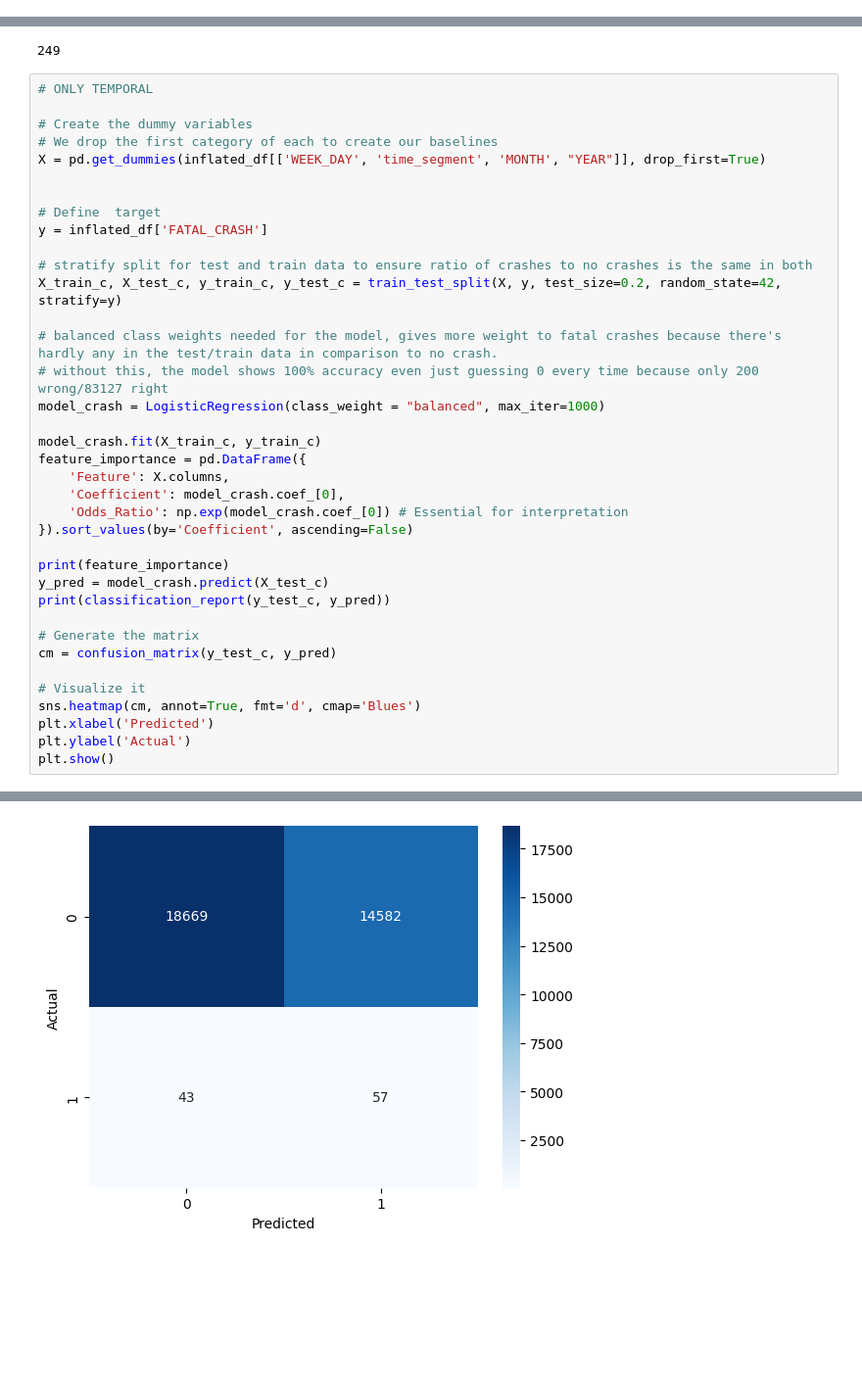
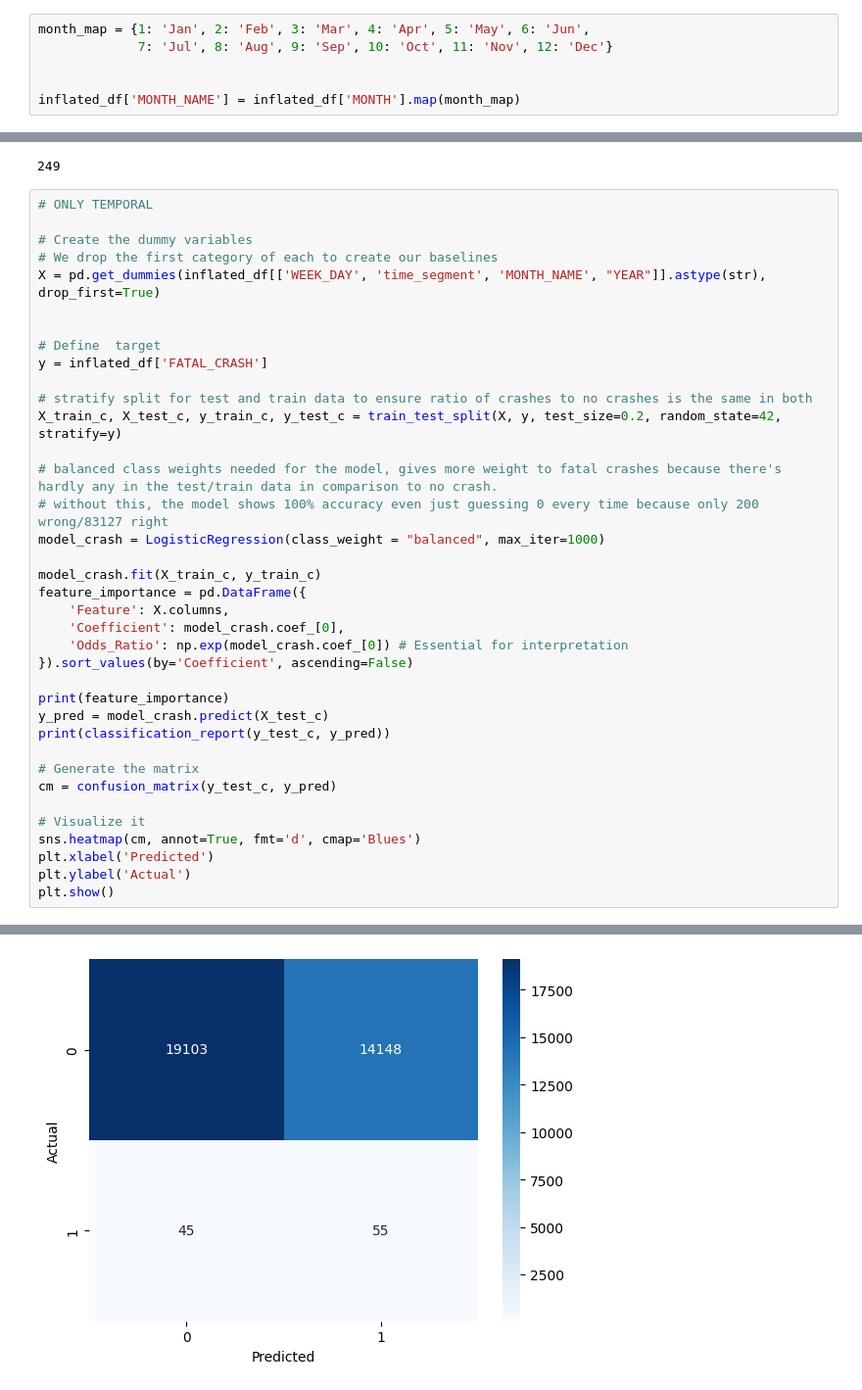
Before and after one commit to utexas-SDS-357/sds357-project-sp26-revolutionaries, a Jupyter notebook: rachel_work/rachel_midterm _work.ipynb, the cells around one changed output, grey strips where cells are left out. Shown at 98% size. Cells and saved outputs as stored; diff of their text form; blank space fills up the shorter version.

Commit message:
new results with categorical year and month

```diff
--- a/rachel_work/rachel_midterm _work.ipynb
+++ b/rachel_work/rachel_midterm _work.ipynb
@@ -251,3 +251,9 @@ inflated_df = inflated_df[(inflated_df['DATE']>= "2010-10-10") &( inflated_df['D
 sum(inflated_df['FATAL_CRASH'])
 # %% [output]
 498
+# %%
+month_map = {1: 'Jan', 2: 'Feb', 3: 'Mar', 4: 'Apr', 5: 'May', 6: 'Jun',
+             7: 'Jul', 8: 'Aug', 9: 'Sep', 10: 'Oct', 11: 'Nov', 12: 'Dec'}
+
+
+inflated_df['MONTH_NAME'] = inflated_df['MONTH'].map(month_map)
@@ -395,7 +417,7 @@ sum(y_test_c)
 
 # Create the dummy variables
 # We drop the first category of each to create our baselines
-X = pd.get_dummies(inflated_df[['WEEK_DAY', 'time_segment', 'MONTH', "YEAR"]], drop_first=True)
+X = pd.get_dummies(inflated_df[['WEEK_DAY', 'time_segment', 'MONTH_NAME', "YEAR"]].astype(str), drop_first=True)
 
 
 # Define  target
@@ -448,4 +470,4 @@ weighted avg       0.99      0.56      0.72     33351
-[figure, old version]
+[figure, new version]
 # %%
 # WITH PRECINCT
 
```
Also changed, not shown: parts of 3 cells of this notebook.
